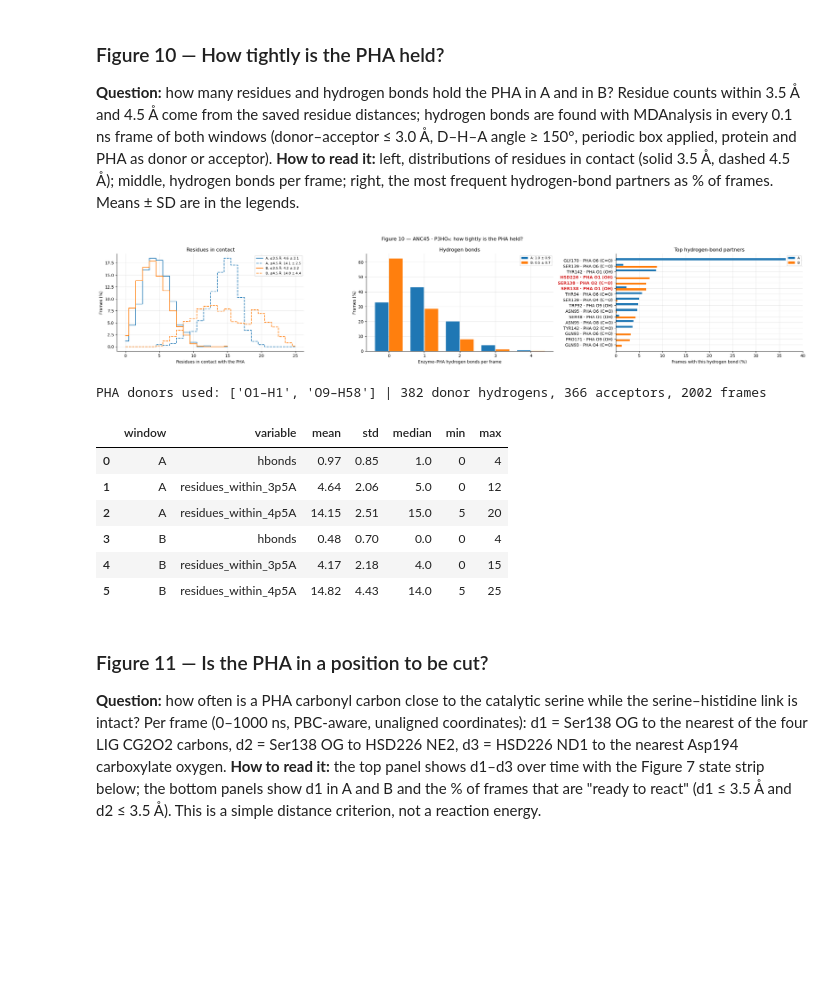
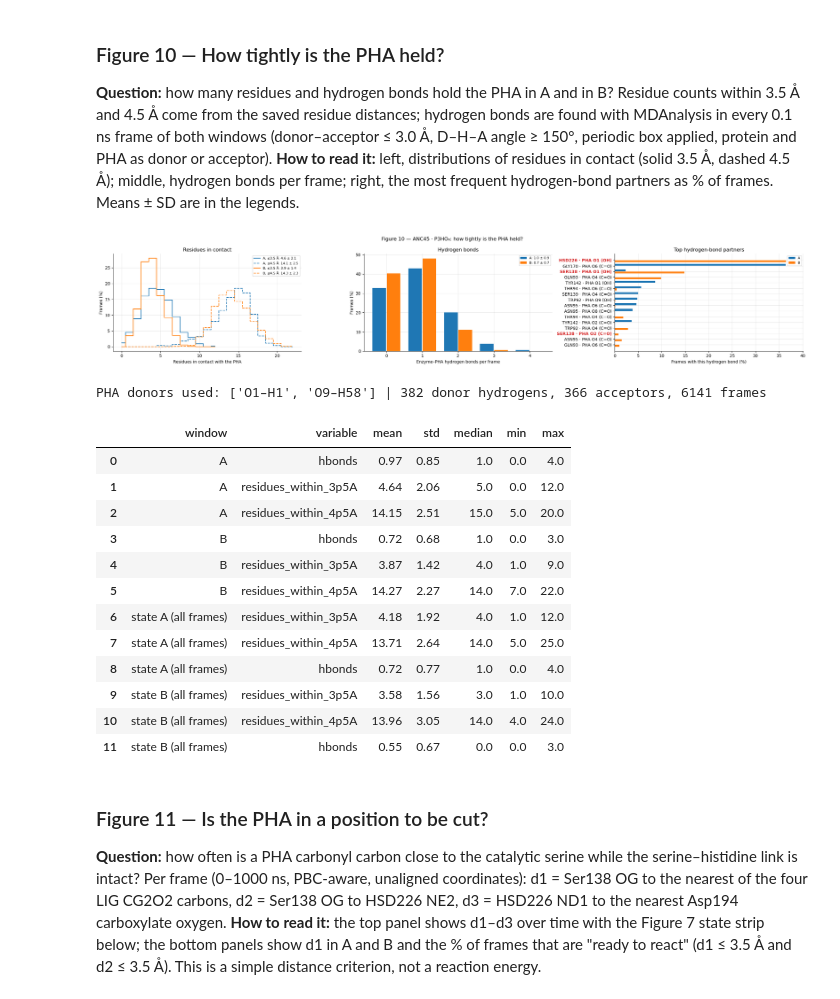
Before and after one commit to DanielYyork/iPHAsimulatorV2, a Jupyter notebook: src/md_simulation_scripts/enzyme_pha_analysis/ANC45_P3HO4_binding_modes.ipynb, the cells around one changed output. Saved outputs shown, nothing was run; the diff lists cells and outputs as text; code cells hidden in the pictures; blank space fills up the shorter version.

```diff
--- a/src/md_simulation_scripts/enzyme_pha_analysis/ANC45_P3HO4_binding_modes.ipynb
+++ b/src/md_simulation_scripts/enzyme_pha_analysis/ANC45_P3HO4_binding_modes.ipynb
@@ -28,13 +28,14 @@ OUTPUT_ROOT = Path(os.environ.get('ANC45_BINDING_MODES_OUTPUT_ROOT',
                                   BASE_DIR / SYSTEM_FOLDER / 'analysis' / 'binding_modes_ANC45'))
 OUTPUT_DIR = OUTPUT_ROOT / RUN_TAG
 
-WINDOWS = {'A': (100.0, 200.0), 'B': (400.0, 500.0)}    # ns
+WINDOWS = {'A': (100.0, 200.0), 'B': (500.0, 600.0)}    # ns (B was 400-500 ns in run 20261005_134811)
 CONTACT_CUTOFF_A = 3.5                                   # residue-PHA contact cutoff (Å)
 WIDE_CUTOFF_A = 4.5                                      # looser contact cutoff, Figure 10 only (Å)
 TRIAD = {'SER138': ('SER', 138), 'ASP194': ('ASP', 194), 'HSD226': ('HSD', 226)}
 
 SMOOTH_NS = 2.0                       # Figure 7: centred rolling mean of contact fingerprints
 SMOOTH_SENSITIVITY_NS = (1.0, 5.0)    # Figure 7: sensitivity check
+START_POSE_NS = 5.0                   # Figure 7: starting-pose check uses the first 5 ns
 SIMILARITY_THRESHOLD = 0.5            # Figure 7: minimum cosine similarity for state A or B
 MIN_SEGMENT_NS = 5.0                  # Figure 7: shorter segments merged, for residence statistics only
 TOP_N, PROMINENT_PERCENT = 10, 10.0   # Figure 8: top 10 in either window, or >= 10 %
@@ -475,7 +537,9 @@ acceptors = [a.index for a in PROTEIN
              if a.element == 'O' or (a.element == 'N' and a.name != 'N' and 'H' not in a.bonded_atoms.elements)]
 acceptors += list(LIG.select_atoms('element O').indices)
 LIG_DONORS = [f'{U.atoms[i].bonded_atoms[0].name}–{U.atoms[i].name}' for i in polar_h if U.atoms[i].resname == 'LIG']
-hb_frames = [int(f) for f in FRAMES[window_of['A'] | window_of['B']]]
+GROUPS10 = {f'window {k}': window_of[k] for k in WINDOWS} | {f'state {k}': STATE_LABELS == k for k in ('A', 'B')}
+hb_mask = np.logical_or.reduce(list(GROUPS10.values()))
+hb_frames = [int(f) for f in FRAMES[hb_mask]]
 hba = HydrogenBondAnalysis(U, between=['protein', 'resname LIG'],
                            hydrogens_sel='index ' + ' '.join(map(str, polar_h)),
                            acceptors_sel='index ' + ' '.join(map(str, acceptors)),
@@ -500,16 +564,18 @@ hbonds = pd.DataFrame(rows, columns=['frame', 'donor', 'acceptor', 'direction',
                                      'partner', 'distance_A', 'angle_deg'])
 frame_time = dict(zip(FRAMES, T))
 hbonds.insert(1, 'time_ns', hbonds.frame.map(frame_time))
-hbonds.insert(2, 'window', np.where(hbonds.time_ns <= WINDOWS['A'][1], 'A', 'B'))
+hbonds.insert(2, 'state', STATE_LABELS[hbonds.frame.to_numpy() - FRAMES[0]] if len(hbonds) else [])
+for k in WINDOWS: hbonds[f'in_window_{k}'] = in_window(hbonds.time_ns, WINDOWS[k])
+HB_PER_FRAME = np.full(len(T), np.nan); HB_PER_FRAME[hb_mask] = 0     # NaN = frame not analysed
 counts = hbonds.groupby('frame').size()
-contacts['hbonds'] = contacts.frame.map(counts).fillna(0).astype(int)
+HB_PER_FRAME[counts.index.to_numpy() - FRAMES[0]] = counts.to_numpy()
+contacts['hbonds'] = HB_PER_FRAME[contacts.frame.to_numpy() - FRAMES[0]].astype(int)
 
-partner_rows = []
-for k in WINDOWS:
-    n = int(window_of[k].sum())
-    pct = hbonds.loc[hbonds.window == k].groupby('partner').frame.nunique() / n * 100
-    partner_rows.append(pct.rename(f'{k}_percent_frames'))
-partners = pd.concat(partner_rows, axis=1).fillna(0.0)
+def partner_percent(mask):
+    sel = hbonds.frame.isin(FRAMES[mask])
+    return hbonds.loc[sel].groupby('partner').frame.nunique() / int(mask.sum()) * 100
+partners = pd.concat([partner_percent(m).rename(f"{g.replace(' ', '_')}_percent_frames") for g, m in GROUPS10.items()], axis=1).fillna(0.0)
+partners = partners.rename(columns={f'window_{k}_percent_frames': f'{k}_percent_frames' for k in WINDOWS})
 top = set()
 for k in WINDOWS: top |= set(partners[f'{k}_percent_frames'].nlargest(8).index[partners[f'{k}_percent_frames'].nlargest(8) > 0])
 partners_shown = partners.loc[sorted(top, key=lambda p: -partners.loc[p].max())]
@@ -532,42 +598,58 @@ ax.legend(fontsize=8)
 ax = axes[1]
 xmax = int(contacts.hbonds.max())
 for offset, k in [(-0.2, 'A'), (0.2, 'B')]:
     v = contacts.loc[contacts.window == k, 'hbonds'].to_numpy()
     ax.bar(np.arange(xmax + 1) + offset, np.bincount(v, minlength=xmax + 1) / len(v) * 100, width=0.38,
            color=COLOURS[k], label=f'{k}: {ms(k, "hbonds")}')
 ax.set(xticks=range(xmax + 1), xlabel='Enzyme–PHA hydrogen bonds per frame', ylabel='Frames (%)', title='Hydrogen bonds')
 ax.legend(fontsize=8)
 ax = axes[2]
 yy = np.arange(len(partners_shown))
 for offset, k in [(-0.18, 'A'), (0.18, 'B')]:
     ax.barh(yy + offset, partners_shown[f'{k}_percent_frames'], height=0.34, color=COLOURS[k], label=k)
 ax.set(yticks=yy, yticklabels=partners_shown.index, xlabel='Frames with this hydrogen bond (%)',
        title='Top hydrogen-bond partners', xlim=(0, max(5, partners_shown.values.max() * 1.1)))
 ax.invert_yaxis(); ax.legend(fontsize=8)
 for tick in ax.get_yticklabels():
     if any(tick.get_text().startswith(f'{r}{i} ') for r, i in TRIAD.values()):
         tick.set_color(TRIAD_COLOUR); tick.set_fontweight('bold')
 for ax in axes: tidy(ax)
 fig.suptitle('Figure 10 — ANC45 · P3HO₄: how tightly is the PHA held?')
 fig.tight_layout()
 save_png(fig, 'fig10_contacts_hbonds.png')
 display(fig); plt.close(fig)
 save_csv(contacts, 'fig10_contacts_hbonds_per_frame.csv')
 save_csv(hbonds, 'fig10_hbonds_all.csv')
 save_csv(partners.reset_index(names='partner').sort_values('B_percent_frames', ascending=False), 'fig10_hbond_partners.csv')
+
+# State-based: the same numbers for ALL frames labelled A or B in Figure 7.
+N35_ALL = (DIST <= CONTACT_CUTOFF_A).sum(axis=1); N45_ALL = (DIST <= WIDE_CUTOFF_A).sum(axis=1)
+state_rows = []
+for k in ('A', 'B'):
+    m = STATE_LABELS == k
+    for name, v in [('residues_within_3p5A', N35_ALL[m]), ('residues_within_4p5A', N45_ALL[m]), ('hbonds', HB_PER_FRAME[m])]:
+        state_rows.append({'window': f'state {k} (all frames)', 'variable': name, 'mean': v.mean(), 'std': v.std(ddof=1),
+                           'median': np.median(v), 'min': v.min(), 'max': v.max()})
+stats10 = pd.concat([stats10, pd.DataFrame(state_rows)], ignore_index=True)
 save_csv(stats10, 'fig10_summary.csv')
 print('PHA donors used:', LIG_DONORS, f'| {len(polar_h)} donor hydrogens, {len(acceptors)} acceptors, {len(hb_frames)} frames')
 display(stats10.round(2))
 # %% [output]
-[figure, old version]
+[figure, new version]
-PHA donors used: ['O1–H1', 'O9–H58'] | 382 donor hydrogens, 366 acceptors, 2002 frames
+PHA donors used: ['O1–H1', 'O9–H58'] | 382 donor hydrogens, 366 acceptors, 6141 frames
 |  | window | variable | mean | std | median | min | max |
-| 0 | A | hbonds | 0.97 | 0.85 | 1.0 | 0 | 4 |
-| 1 | A | residues_within_3p5A | 4.64 | 2.06 | 5.0 | 0 | 12 |
-| 2 | A | residues_within_4p5A | 14.15 | 2.51 | 15.0 | 5 | 20 |
-| 3 | B | hbonds | 0.48 | 0.70 | 0.0 | 0 | 4 |
-| 4 | B | residues_within_3p5A | 4.17 | 2.18 | 4.0 | 0 | 15 |
-| 5 | B | residues_within_4p5A | 14.82 | 4.43 | 14.0 | 5 | 25 |
+| 0 | A | hbonds | 0.97 | 0.85 | 1.0 | 0.0 | 4.0 |
+| 1 | A | residues_within_3p5A | 4.64 | 2.06 | 5.0 | 0.0 | 12.0 |
+| 2 | A | residues_within_4p5A | 14.15 | 2.51 | 15.0 | 5.0 | 20.0 |
+| 3 | B | hbonds | 0.72 | 0.68 | 1.0 | 0.0 | 3.0 |
+| 4 | B | residues_within_3p5A | 3.87 | 1.42 | 4.0 | 1.0 | 9.0 |
+| 5 | B | residues_within_4p5A | 14.27 | 2.27 | 14.0 | 7.0 | 22.0 |
+| 6 | state A (all frames) | residues_within_3p5A | 4.18 | 1.92 | 4.0 | 1.0 | 12.0 |
+| 7 | state A (all frames) | residues_within_4p5A | 13.71 | 2.64 | 14.0 | 5.0 | 25.0 |
+| 8 | state A (all frames) | hbonds | 0.72 | 0.77 | 1.0 | 0.0 | 4.0 |
+| 9 | state B (all frames) | residues_within_3p5A | 3.58 | 1.56 | 3.0 | 1.0 | 10.0 |
+| 10 | state B (all frames) | residues_within_4p5A | 13.96 | 3.05 | 14.0 | 4.0 | 24.0 |
+| 11 | state B (all frames) | hbonds | 0.55 | 0.67 | 0.0 | 0.0 | 3.0 |
 # %% [markdown]
 ### Figure 11 — Is the PHA in a position to be cut?
 
```
Also changed, not shown: parts of 10 cells of this notebook.
